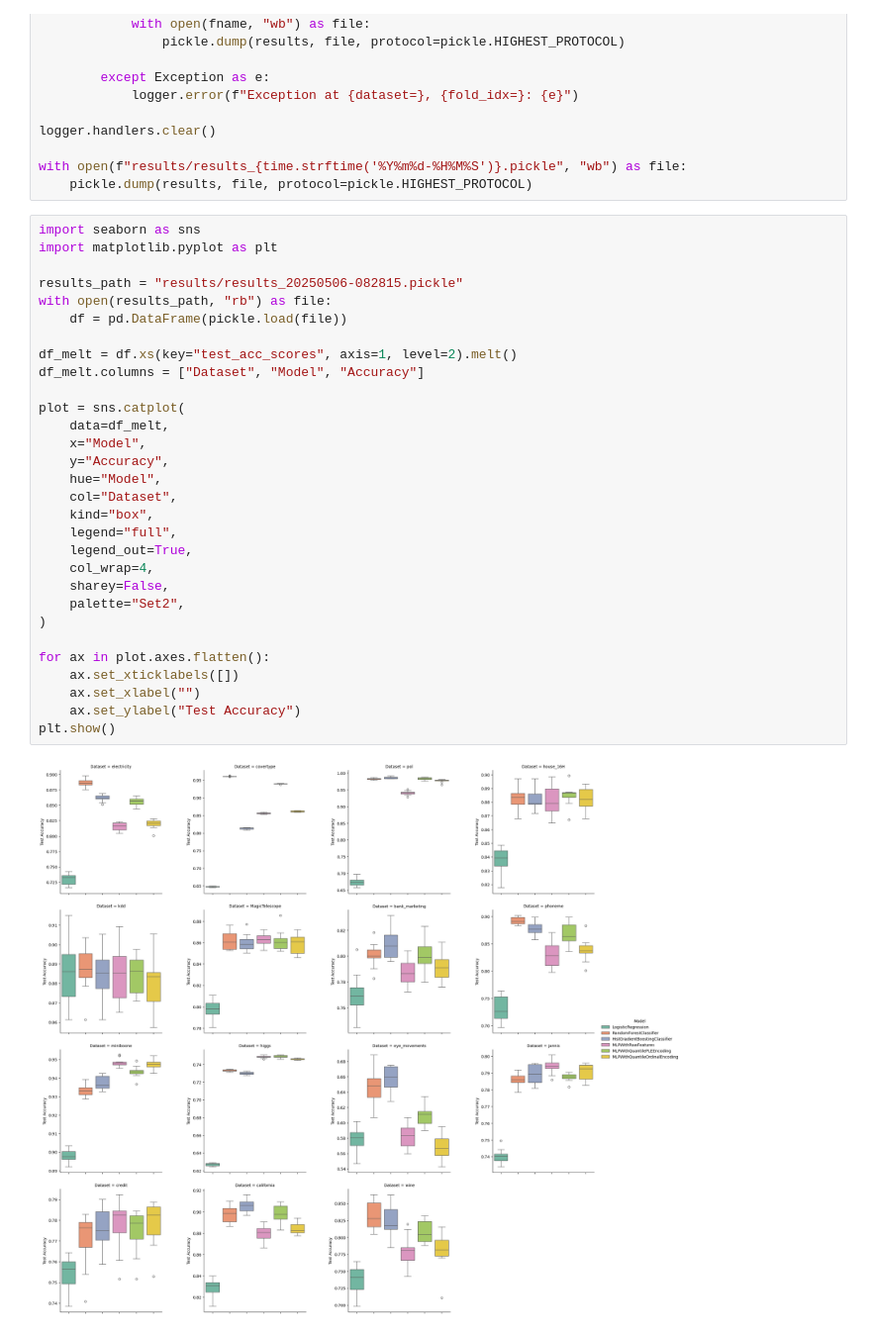
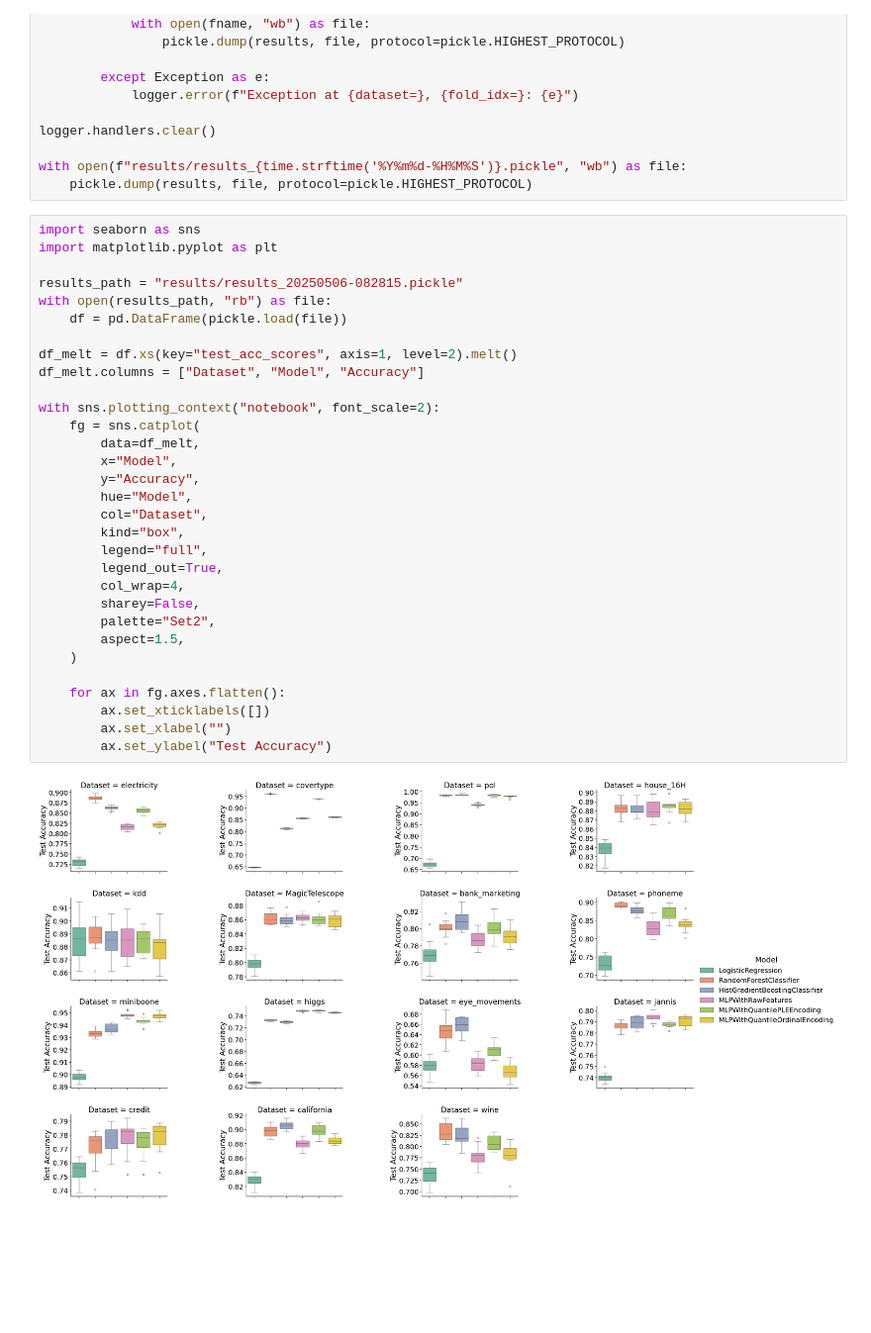
Before and after one commit to barhanc/tabular-discretization-and-nn, a Jupyter notebook: experiment.ipynb, the cells around one changed output. Shown at 99% size. Saved outputs shown, nothing was run; the diff lists cells and outputs as text; blank space fills up the shorter version.

```diff
--- a/experiment.ipynb
+++ b/experiment.ipynb
@@ -213,32 +214,33 @@ with open(f"results/results_{time.strftime('%Y%m%d-%H%M%S')}.pickle", "wb") as f
 # %%
 import seaborn as sns
 import matplotlib.pyplot as plt
 
 results_path = "results/results_20250506-082815.pickle"
 with open(results_path, "rb") as file:
     df = pd.DataFrame(pickle.load(file))
 
 df_melt = df.xs(key="test_acc_scores", axis=1, level=2).melt()
 df_melt.columns = ["Dataset", "Model", "Accuracy"]
 
-plot = sns.catplot(
-    data=df_melt,
-    x="Model",
-    y="Accuracy",
-    hue="Model",
-    col="Dataset",
-    kind="box",
-    legend="full",
-    legend_out=True,
-    col_wrap=4,
-    sharey=False,
-    palette="Set2",
-)
+with sns.plotting_context("notebook", font_scale=2):
+    fg = sns.catplot(
+        data=df_melt,
+        x="Model",
+        y="Accuracy",
+        hue="Model",
+        col="Dataset",
+        kind="box",
+        legend="full",
+        legend_out=True,
+        col_wrap=4,
+        sharey=False,
+        palette="Set2",
+        aspect=1.5,
+    )
 
-for ax in plot.axes.flatten():
-    ax.set_xticklabels([])
-    ax.set_xlabel("")
-    ax.set_ylabel("Test Accuracy")
-plt.show()
+    for ax in fg.axes.flatten():
+        ax.set_xticklabels([])
+        ax.set_xlabel("")
+        ax.set_ylabel("Test Accuracy")
 # %% [output]
-[figure, old version]
+[figure, new version]
```
Also changed, not shown: parts of 4 cells of this notebook.
